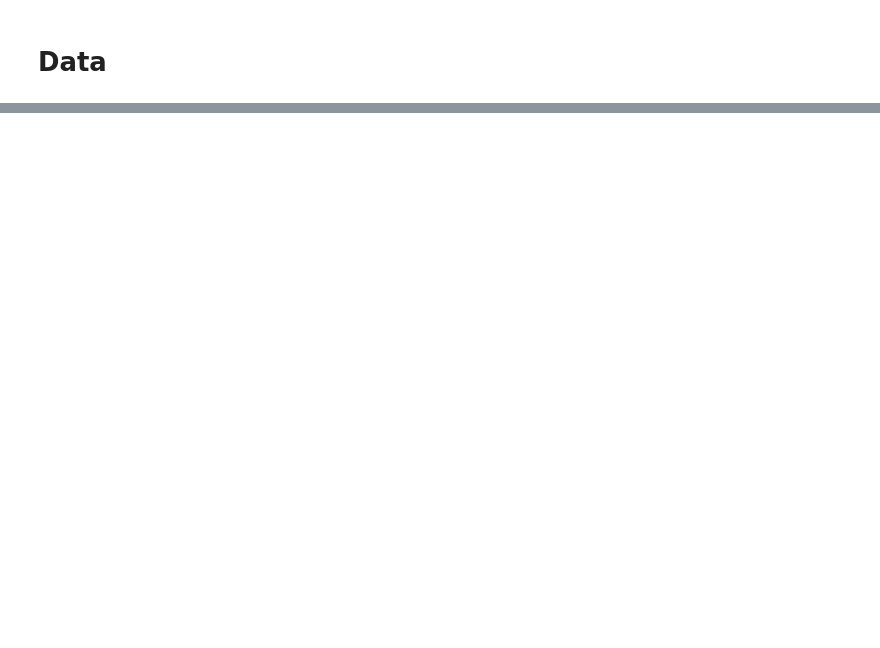
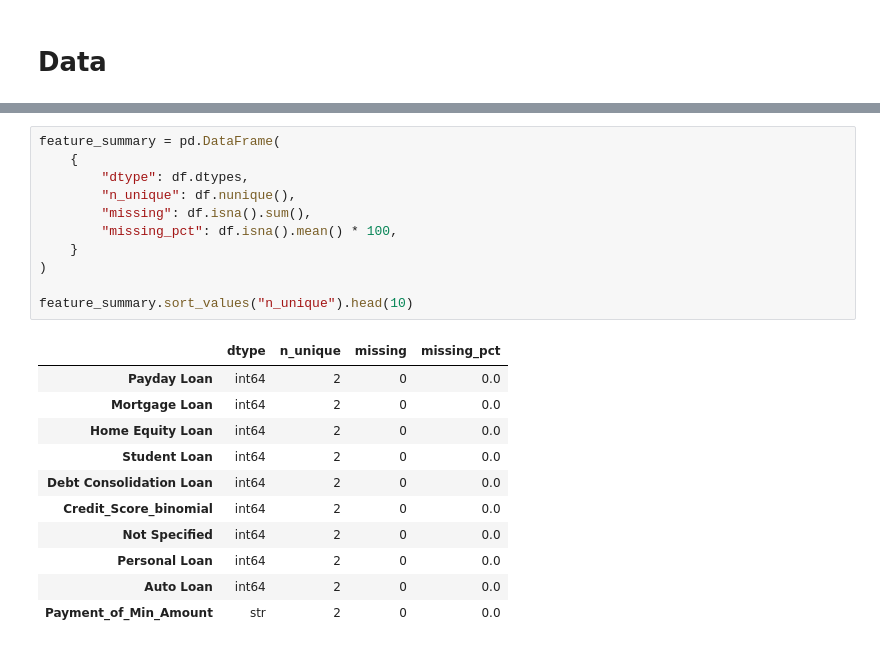
Before and after one commit to FerCorcuera/Credit-Score-Classification, a Jupyter notebook: notebooks/03_feature_engineering.ipynb, the cells around one changed output, grey strips where cells are left out. Drawn from its saved outputs; the diff is of its cells as text; blank space fills up the shorter version.

```diff
--- a/notebooks/03_feature_engineering.ipynb
+++ b/notebooks/03_feature_engineering.ipynb
@@ -66,0 +93,23 @@ memory usage: 24.4 MB
+# %%
+feature_summary = pd.DataFrame(
+    {
+        "dtype": df.dtypes,
+        "n_unique": df.nunique(),
+        "missing": df.isna().sum(),
+        "missing_pct": df.isna().mean() * 100,
+    }
+)
+
+feature_summary.sort_values("n_unique").head(10)
+# %% [output]
+|  | dtype | n_unique | missing | missing_pct |
+| Payday Loan | int64 | 2 | 0 | 0.0 |
+| Mortgage Loan | int64 | 2 | 0 | 0.0 |
+| Home Equity Loan | int64 | 2 | 0 | 0.0 |
+| Student Loan | int64 | 2 | 0 | 0.0 |
+| Debt Consolidation Loan | int64 | 2 | 0 | 0.0 |
+| Credit_Score_binomial | int64 | 2 | 0 | 0.0 |
+| Not Specified | int64 | 2 | 0 | 0.0 |
+| Personal Loan | int64 | 2 | 0 | 0.0 |
+| Auto Loan | int64 | 2 | 0 | 0.0 |
+| Payment_of_Min_Amount | str | 2 | 0 | 0.0 |
```
Also changed, not shown: parts of 17 cells of this notebook.
